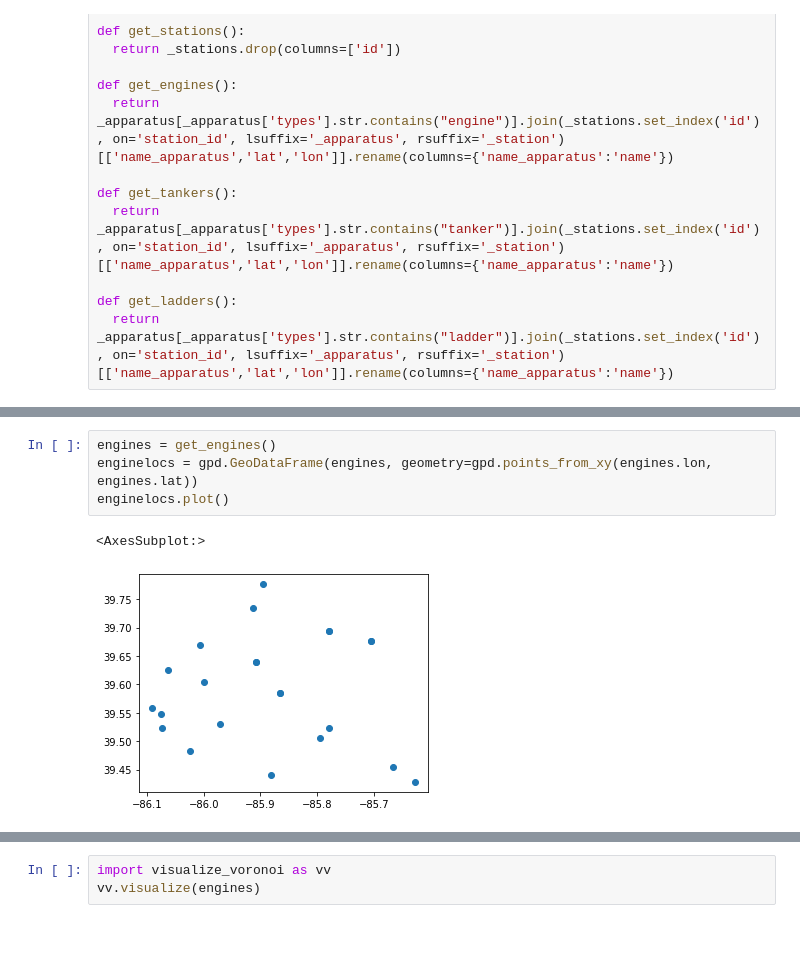
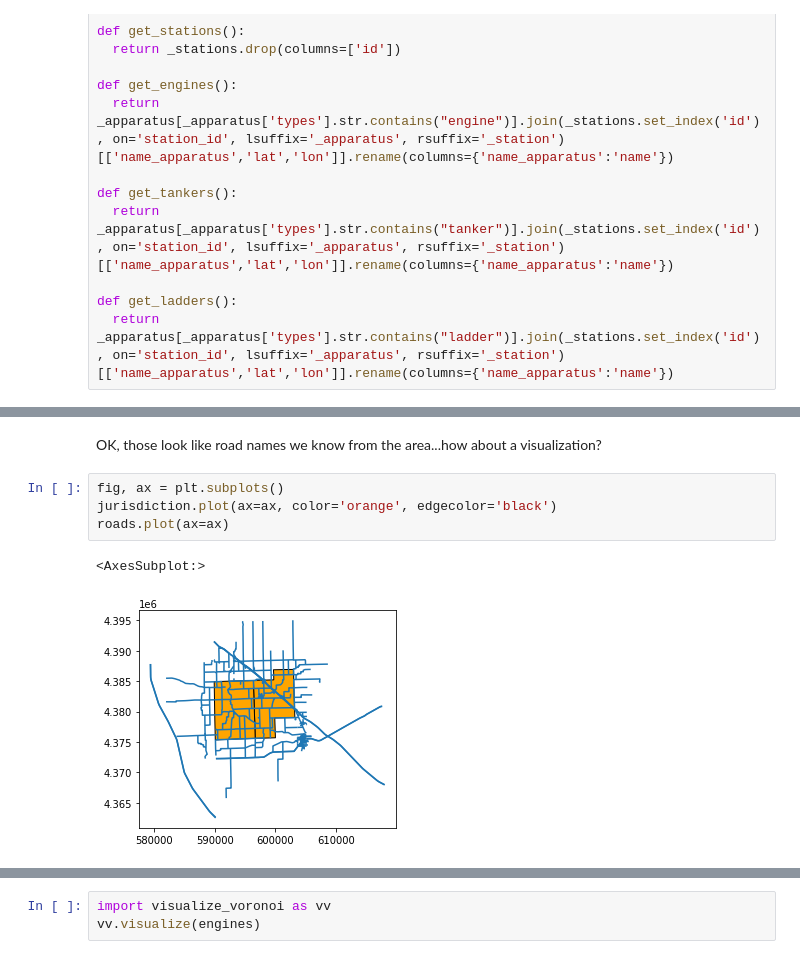
Before and after one commit to trimble/fire_geozones, a Jupyter notebook: Geos.ipynb, the cells around one changed output, grey strips where cells are left out. Saved outputs shown, nothing was run; the diff lists cells and outputs as text.

```diff
--- a/Geos.ipynb
+++ b/Geos.ipynb
@@ -128,7 +184,9 @@ streets.to_crs(epsg=4326).plot()
-# %%
-engines = get_engines()
-enginelocs = gpd.GeoDataFrame(engines, geometry=gpd.points_from_xy(engines.lon, engines.lat))
-enginelocs.plot()
-# %% [output]
-<AxesSubplot:>
-[figure, removed]
+# %% [markdown]
+OK, those look like road names we know from the area...how about a visualization?
+# %%
+fig, ax = plt.subplots()
+jurisdiction.plot(ax=ax, color='orange', edgecolor='black')
+roads.plot(ax=ax)
+# %% [output]
+<AxesSubplot:>
+[figure, added]
```
Also changed, not shown: parts of 19 cells of this notebook, 16 other files.
